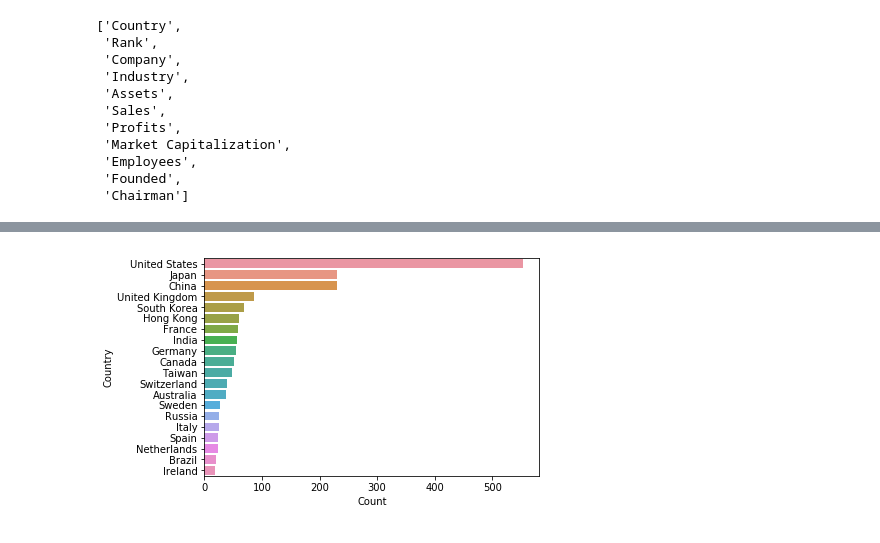
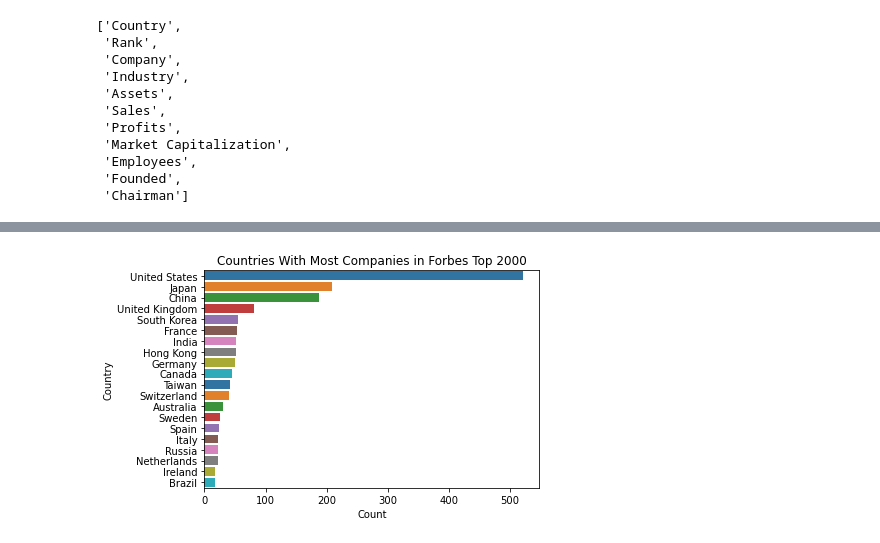
Before and after one commit to valfera/Forbes2000, a Jupyter notebook: Forbes2000Analysis.ipynb, the cells around one changed output, grey strips where cells are left out. Drawn from its saved outputs; the diff is of its cells as text; code cells hidden in the pictures.

```diff
--- a/Forbes2000Analysis.ipynb
+++ b/Forbes2000Analysis.ipynb
@@ -45,5 +80,3 @@ forbes = forbes.drop("Market Value_x", axis = 1)
-# %%
-forbes = forbes.drop("Country_x", axis = 1)
 # %%
 cols = forbes.columns.tolist()
 cols = ['Rank', 'Company', 'Country_y', 'Industry', 'Assets', 'Sales', 'Profits', 'Market Value_y', 'Employees', 'Founded', 'Chairman']
@@ -53,0 +103,7 @@ forbes = forbes.rename(columns = {'Country_y': 'Country', 'Market Value_y': 'Mar
+# %%
+forbes['Employees'] = forbes['Employees'].astype(str)
+forbesFix =  forbes.loc[forbes['Employees'].str.contains('[A-Za-z]')].index
+forbes.drop(forbesFix, inplace=True)
+# %%
+forbes['Employees'] = forbes['Employees'].str.replace(",", "")
+forbes["Employees"] = pd.to_numeric(forbes["Employees"])
@@ -80,3 +144,5 @@ forbes['Profits'] = forbes['Profits'].apply(convert_str_to_float)
 forbes['Market Capitalization'] = forbes['Market Capitalization'].str.replace(",", "")
 forbes['Market Capitalization'] = forbes['Market Capitalization'].str.replace("$", "")
 forbes['Market Capitalization'] = forbes['Market Capitalization'].apply(convert_str_to_float)
+# %%
+forbes = forbes.apply(pd.to_numeric, errors='ignore')
@@ -324,4 +308,4 @@ forbes_CountryCount
 # %%
-country_bar = sns.barplot(x = 'Count', y = 'Country', data = forbes_CountryCount, orient = 'h')
+country_bar = sns.barplot(x = 'Count', y = 'Country', data = forbes_CountryCount, orient = 'h', palette = 'tab10').set_title("Countries With Most Companies in Forbes Top 2000")
 # %% [output]
-[figure, old version]
+[figure, new version]
```
Also changed, not shown: parts of 166 cells of this notebook.
